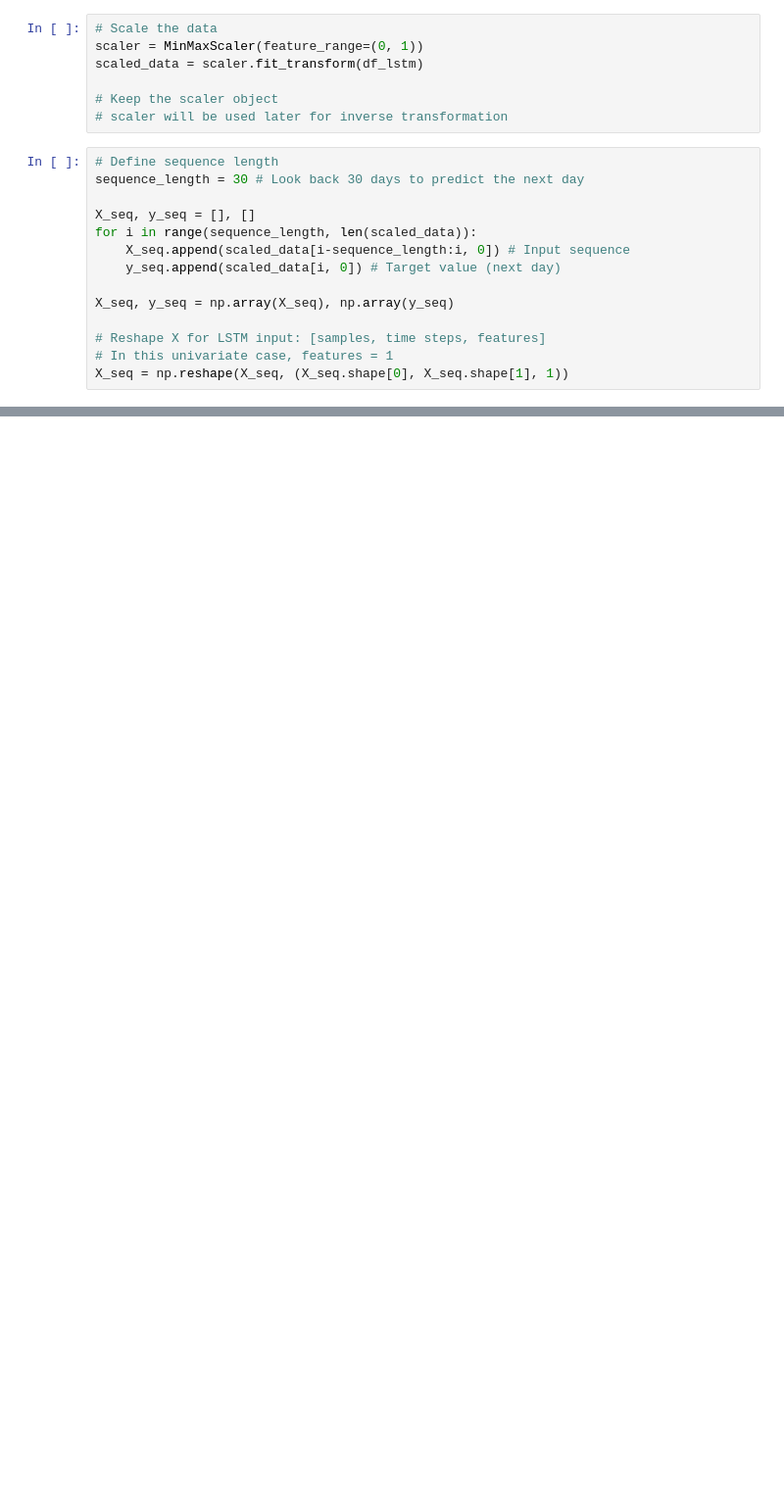
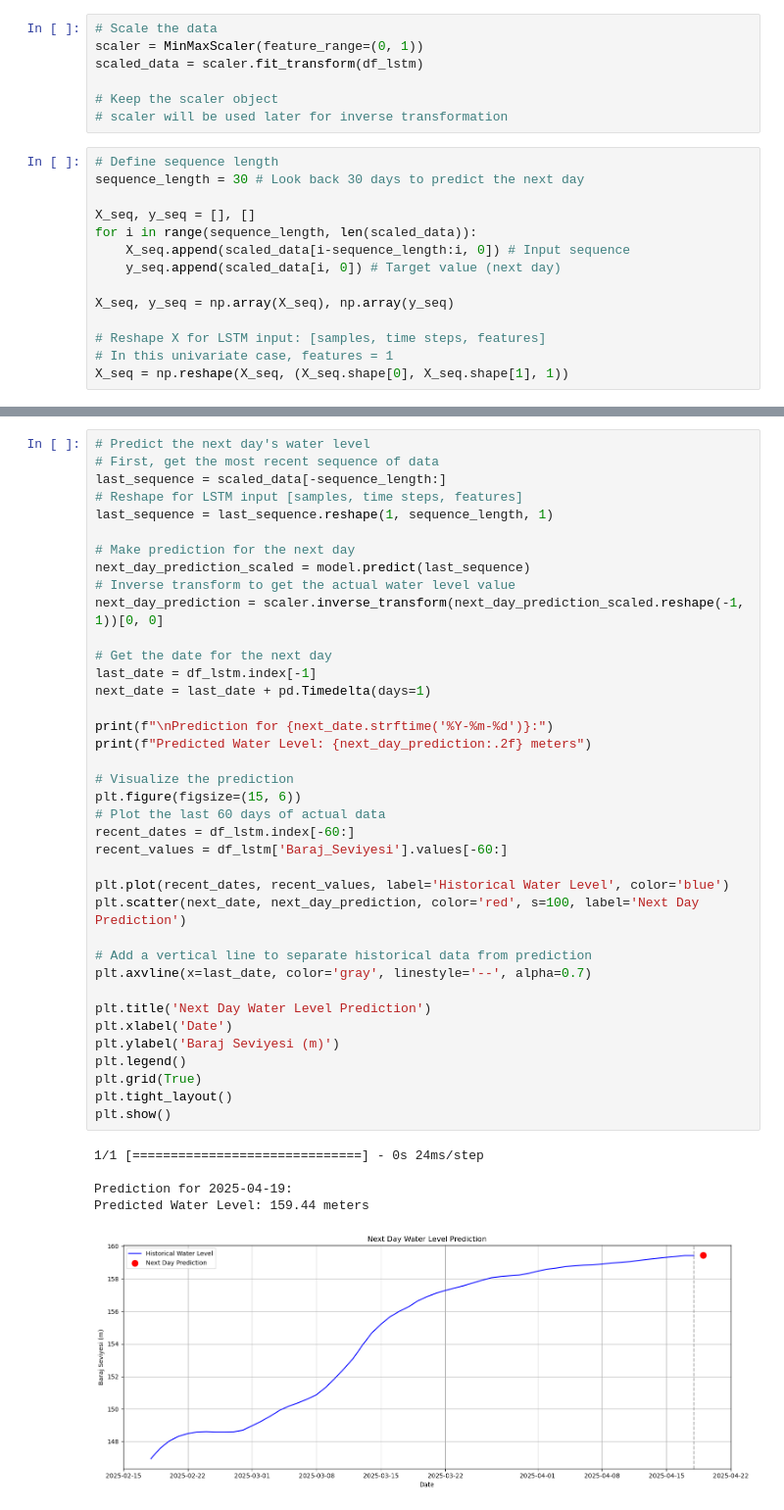
Before and after one commit to yasirgunes/yuvacik_dam_water_level_estimation, a Jupyter notebook: lstm_model.ipynb, the cells around one changed output, grey strips where cells are left out. Shown at 98% size. Cells and saved outputs as stored; diff of their text form; blank space fills up the shorter version.

```diff
--- a/lstm_model.ipynb
+++ b/lstm_model.ipynb
@@ -179,0 +208,44 @@ Explained Variance: 0.9985
+# %%
+# Predict the next day's water level
+# First, get the most recent sequence of data
+last_sequence = scaled_data[-sequence_length:]
+# Reshape for LSTM input [samples, time steps, features]
+last_sequence = last_sequence.reshape(1, sequence_length, 1)
+
+# Make prediction for the next day
+next_day_prediction_scaled = model.predict(last_sequence)
+# Inverse transform to get the actual water level value
+next_day_prediction = scaler.inverse_transform(next_day_prediction_scaled.reshape(-1, 1))[0, 0]
+
+# Get the date for the next day
+last_date = df_lstm.index[-1]
+next_date = last_date + pd.Timedelta(days=1)
+
+print(f"\nPrediction for {next_date.strftime('%Y-%m-%d')}:")
+print(f"Predicted Water Level: {next_day_prediction:.2f} meters")
+
+# Visualize the prediction
+plt.figure(figsize=(15, 6))
+# Plot the last 60 days of actual data
+recent_dates = df_lstm.index[-60:]
+recent_values = df_lstm['Baraj_Seviyesi'].values[-60:]
+
+plt.plot(recent_dates, recent_values, label='Historical Water Level', color='blue')
+plt.scatter(next_date, next_day_prediction, color='red', s=100, label='Next Day Prediction')
+
+# Add a vertical line to separate historical data from prediction
+plt.axvline(x=last_date, color='gray', linestyle='--', alpha=0.7)
+
+plt.title('Next Day Water Level Prediction')
+plt.xlabel('Date')
+plt.ylabel('Baraj Seviyesi (m)')
+plt.legend()
+plt.grid(True)
+plt.tight_layout()
+plt.show()
+# %% [output]
+1/1 [==============================] - 0s 24ms/step
+
+Prediction for 2025-04-19:
+Predicted Water Level: 159.44 meters
+[figure, added]
```
Also changed, not shown: parts of 6 cells of this notebook, 3 other files.
